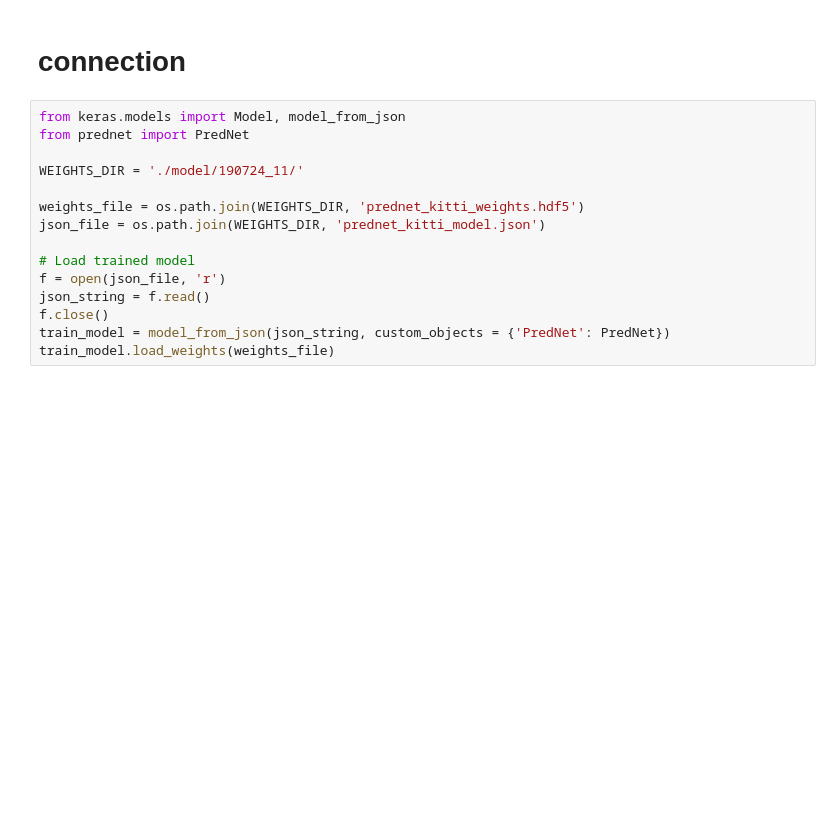
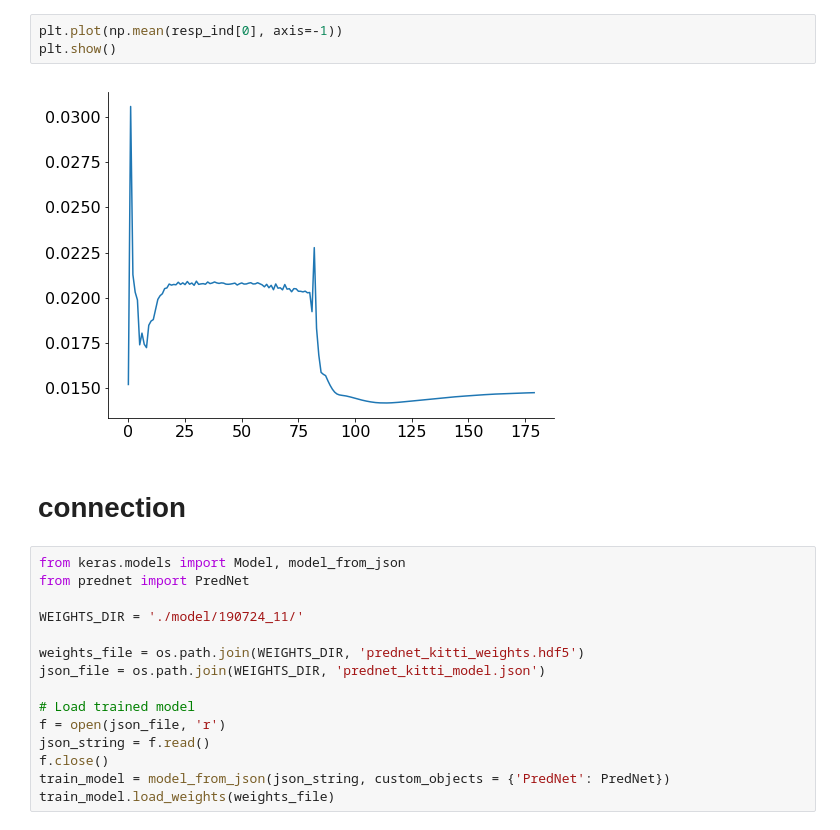
Before and after one commit to ukky17/prednet, a Jupyter notebook: classify.ipynb, the cells around one changed output. Drawn from its saved outputs; the diff is of its cells as text; blank space fills up the shorter version.

```diff
--- a/classify.ipynb
+++ b/classify.ipynb
@@ -241,3 +259,8 @@ plt.close()
+# %%
+plt.plot(np.mean(resp_ind[0], axis=-1))
+plt.show()
+# %% [output]
+[figure, added]
 # %% [markdown]
 # connection
 # %%
```
Also changed, not shown: parts of 16 cells of this notebook, 2 other files.
